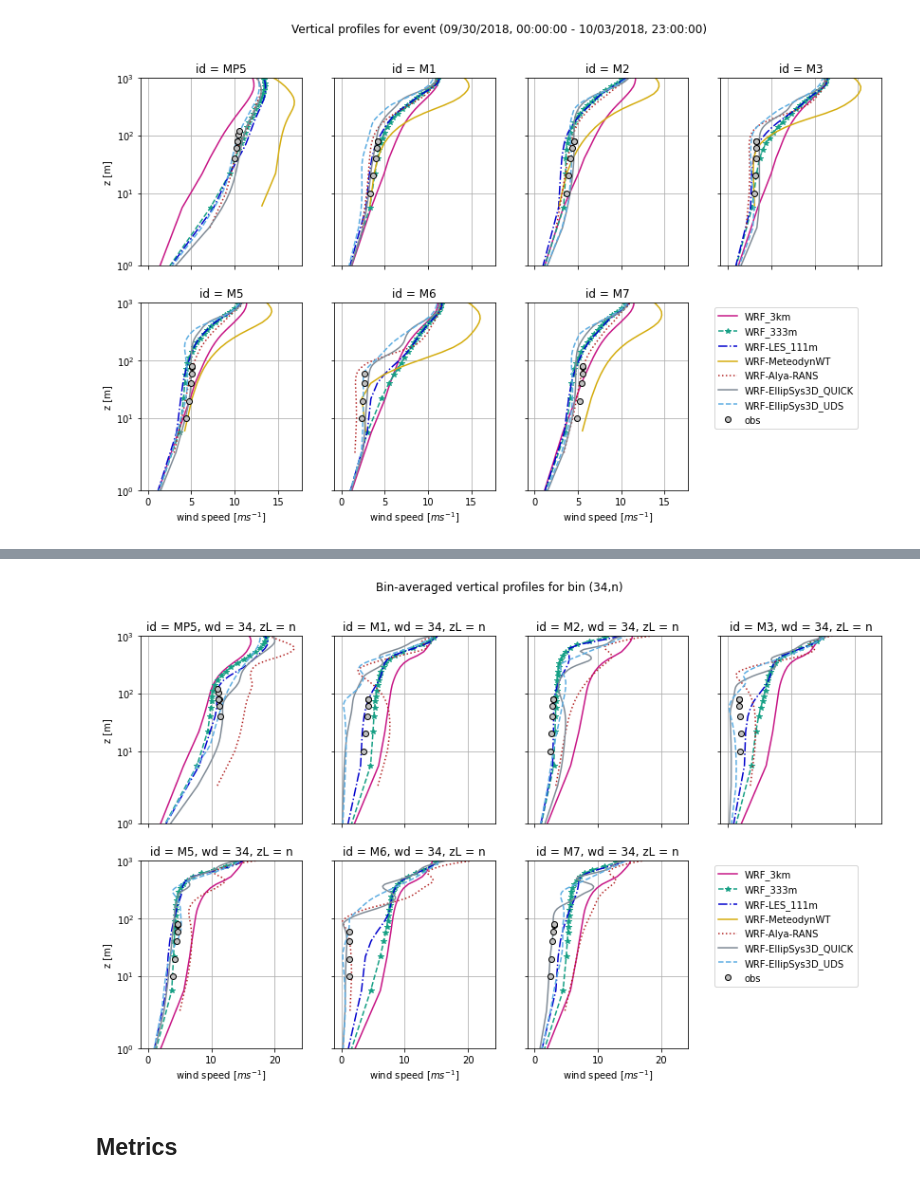
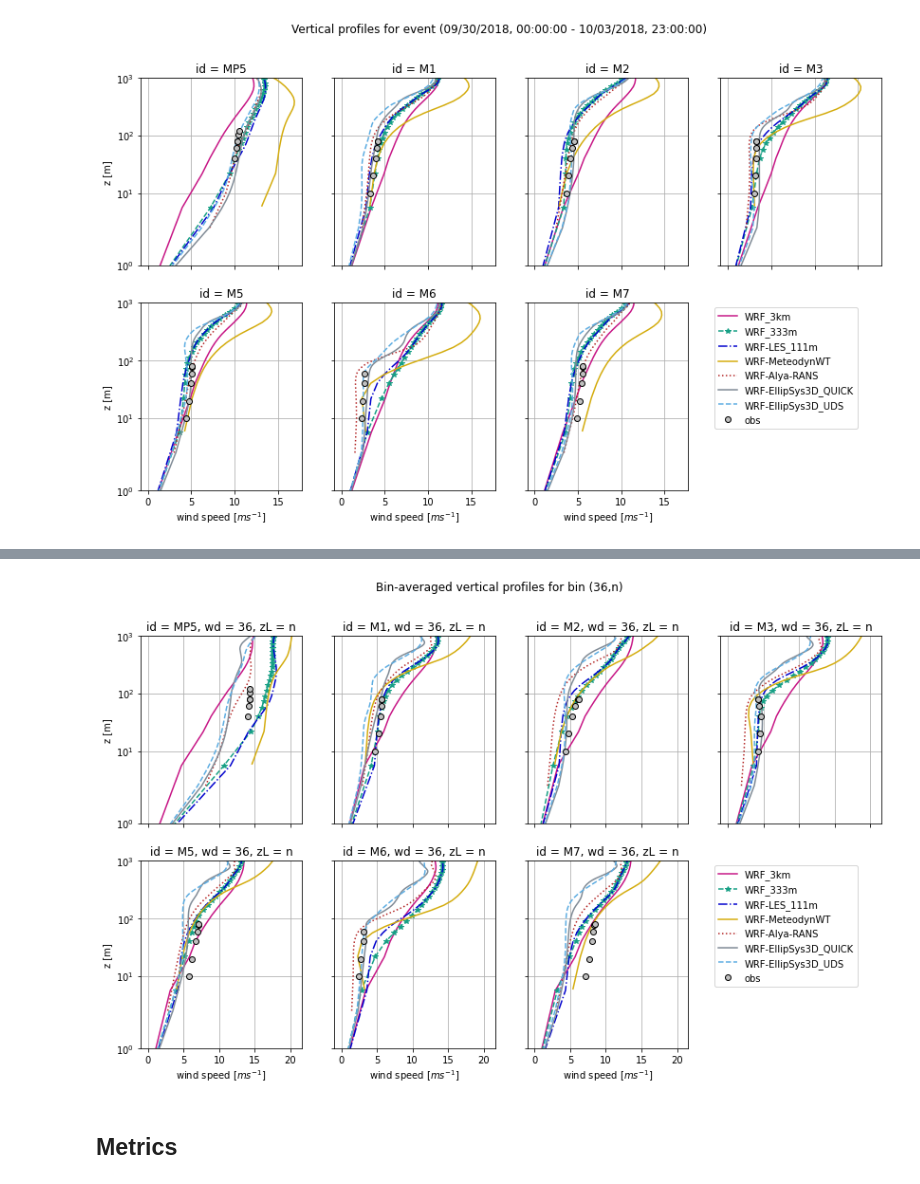
Before and after one commit to jsrodrigo/alex17, a Jupyter notebook: ALEX17_DiurnalCycles_Benchmark.ipynb, the cells around one changed output, grey strips where cells are left out. Saved outputs shown, nothing was run; the diff lists cells and outputs as text; code cells hidden in the pictures.

```diff
--- a/ALEX17_DiurnalCycles_Benchmark.ipynb
+++ b/ALEX17_DiurnalCycles_Benchmark.ipynb
@@ -166,7 +159,9 @@ array([-15.,  -5.,   5.])
 # %%
 WDbins = np.arange(-5.,360.+5.,10)  # wind direction bins
-WDbins_label = np.array([str(k+1) for k in range(36)]) #
+WDbins_label = np.array([str(k+1) for k in range(36)])
 
+WDbins = np.array([-15,15])
+WDbins_label = ['1']
 zLbins = np.array([-1,-0.02, 0.02, 1])      # stability bins
 zLbins_label = np.array(['u','n','s'])
 
@@ -246,9 +257,9 @@ ax = masts_sims_vs_obs_profiles_plot(events[select_event], masts_obs, masts_sim,
 # %%
 # Bin-averaged vertical profiles
-select_bin = ['34','n']
+select_bin = ['36','n']
 ax = masts_sims_vs_obs_binavrg_profiles_plot(select_bin, masts_obs_mean, masts_sim_mean, sims)
 # %% [output]
-[figure, old version]
+[figure, new version]
 # %% [markdown]
 ## Metrics
 # %%
```
Also changed, not shown: parts of 5 cells of this notebook, 1 other file.
